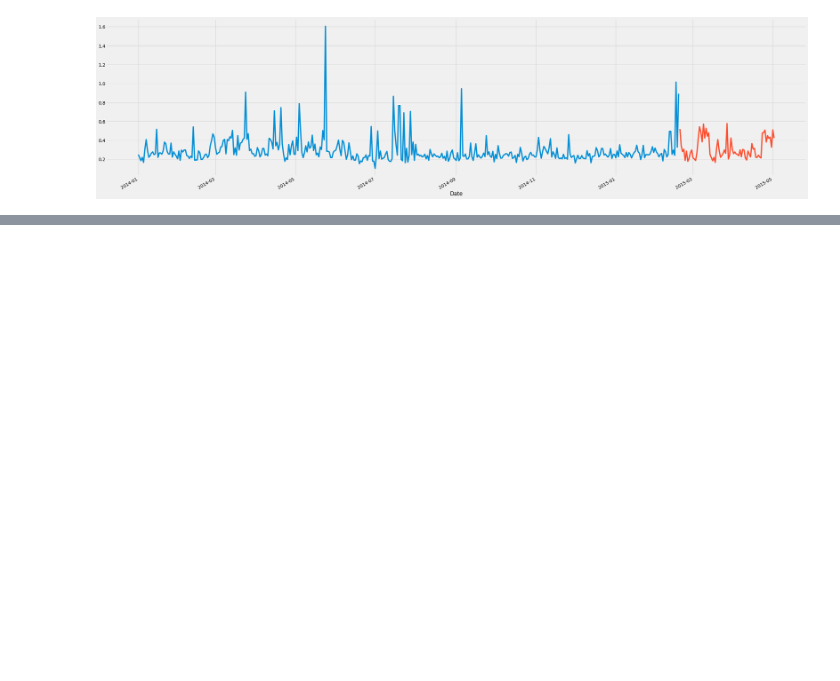
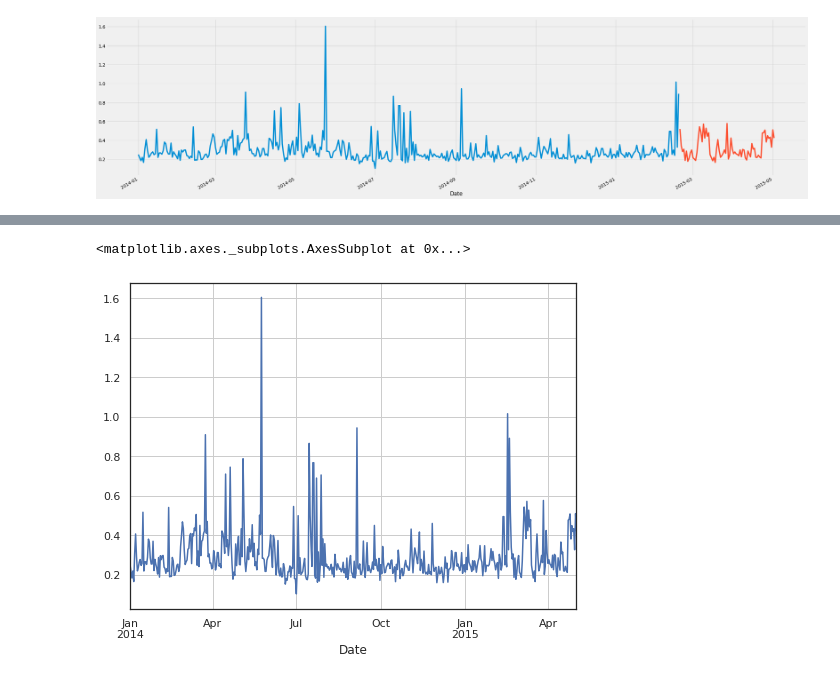
Before and after one commit to ApahSaroj/WPI, a Jupyter notebook: Timeseries_.ipynb, the cells around one changed output, grey strips where cells are left out. Drawn from its saved outputs; the diff is of its cells as text; code cells hidden in the pictures; blank space fills up the shorter version.

```diff
--- a/Timeseries_.ipynb
+++ b/Timeseries_.ipynb
@@ -286,0 +405,10 @@ plt.show()
+# %%
+import matplotlib as mpl
+import matplotlib.pyplot as plt
+from datetime import datetime
+import auto_ts as AT
+
+import pandas as pd
+
+mpl.rcParams['figure.figsize'] = (8, 6)
+mpl.rcParams['axes.grid'] = False
@@ -286,0 +424,3 @@ plt.show()
+# %%
+df = pd.read_csv('/content/drive/MyDrive/DATA/timeser.csv', sep=',',
+parse_dates=['Date'], index_col='Date')
@@ -286,0 +488,3 @@ plt.show()
+# %%
+ec_data = df['WPI']
+ec_data.head()
@@ -286,0 +499,5 @@ plt.show()
+# %%
+ec_data.plot(grid=True)
+# %% [output]
+<matplotlib.axes._subplots.AxesSubplot at 0x...>
+[figure, added]
```
Also changed, not shown: parts of 26 cells of this notebook.
